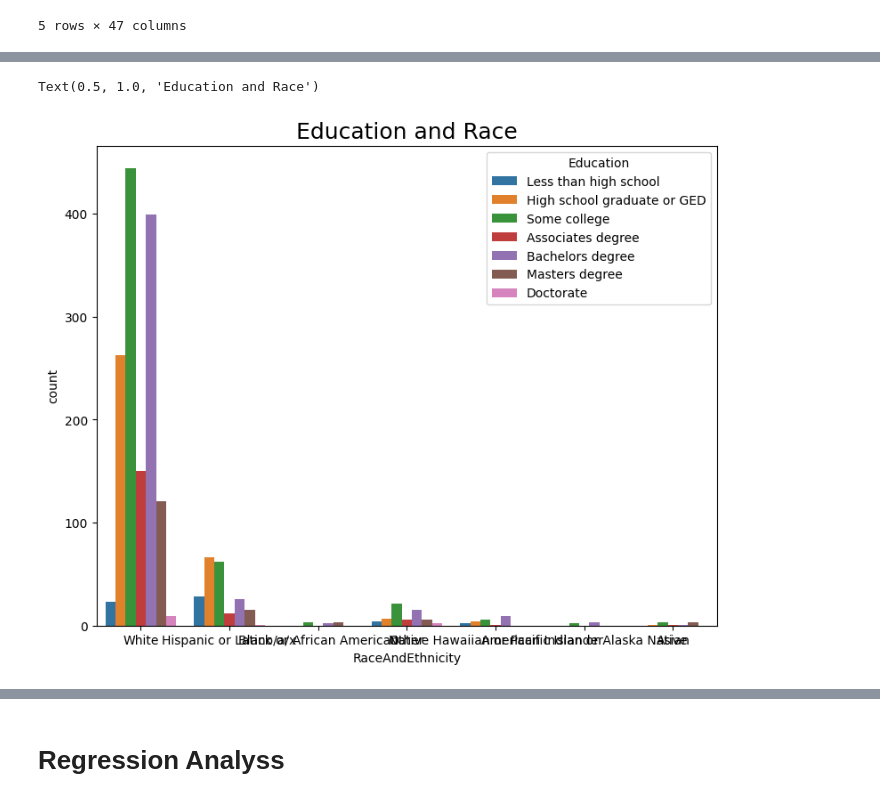
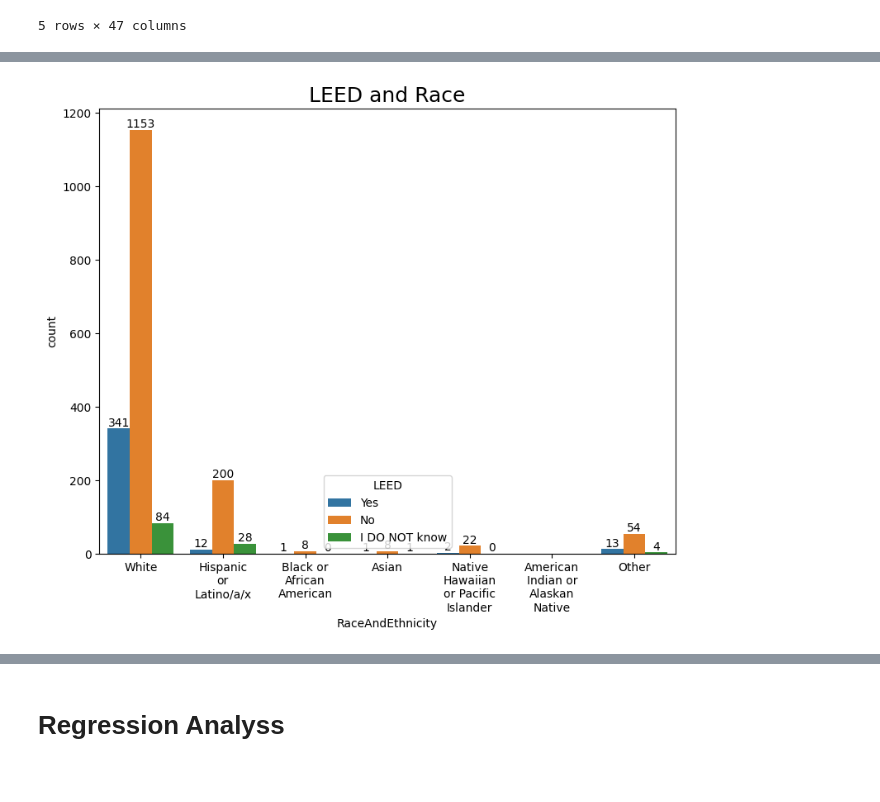
Before and after one commit to ramirezzzluisss/pythonprojects, a Jupyter notebook: HonorsThesis.ipynb, the cells around one changed output, grey strips where cells are left out. Saved outputs shown, nothing was run; the diff lists cells and outputs as text; code cells hidden in the pictures.

```diff
--- a/HonorsThesis.ipynb
+++ b/HonorsThesis.ipynb
@@ -225,0 +375,14 @@ df_clean['Education'] = pd.Categorical(df_clean['Education'],
+# %%
+plt.figure(figsize=(9,7))
+
+ax = sns.countplot(x = 'RaceAndEthnicity', hue = 'Education', data = df_clean)
+#Add title
+plt.title('Education and Race', fontsize=18)
+
+# ax.set_xticklabels(ax.get_xticklabels(), rotation=40, ha="right")
+# plt.tight_layout()
+
+for container in ax.containers:
+    ax.bar_label(container)
+
+wrap_labels(ax, 10)
@@ -225,0 +408,11 @@ df_clean['Education'] = pd.Categorical(df_clean['Education'],
+# %%
+plt.figure(figsize=(9,7))
+
+ax = sns.countplot(x = 'RaceAndEthnicity', hue = 'EntityType', data = df_clean)
+#Add title
+plt.title('Entity Type and Race', fontsize=18)
+
+for container in ax.containers:
+    ax.bar_label(container)
+
+wrap_labels(ax, 10)
@@ -225,0 +452,11 @@ df_clean['Education'] = pd.Categorical(df_clean['Education'],
+# %%
+plt.figure(figsize=(9,7))
+
+ax = sns.countplot(x = 'RaceAndEthnicity', hue = 'BusinessPlan', data = df_clean)
+#Add title
+plt.title('Business Plan and Race', fontsize=18)
+
+for container in ax.containers:
+    ax.bar_label(container)
+
+wrap_labels(ax, 10)
@@ -226,12 +465,16 @@ df_clean['Education'] = pd.Categorical(df_clean['Education'],
 # %%
 plt.figure(figsize=(9,7))
 
-ax = sns.countplot(x = 'RaceAndEthnicity', hue = 'Education', data = df_clean)
+ax = sns.countplot(x = 'RaceAndEthnicity', hue = 'LEED', data = df_clean)
 #Add title
-plt.title('Education and Race', fontsize=18)
+plt.title('LEED and Race', fontsize=18)
+
+for container in ax.containers:
+    ax.bar_label(container)
+
+wrap_labels(ax, 10)
 # %% [output]
-Text(0.5, 1.0, 'Education and Race')
-[figure, old version]
+[figure, new version]
 # %%
 plt.figure(figsize=(9,7))
 
```
Also changed, not shown: parts of 53 cells of this notebook.
